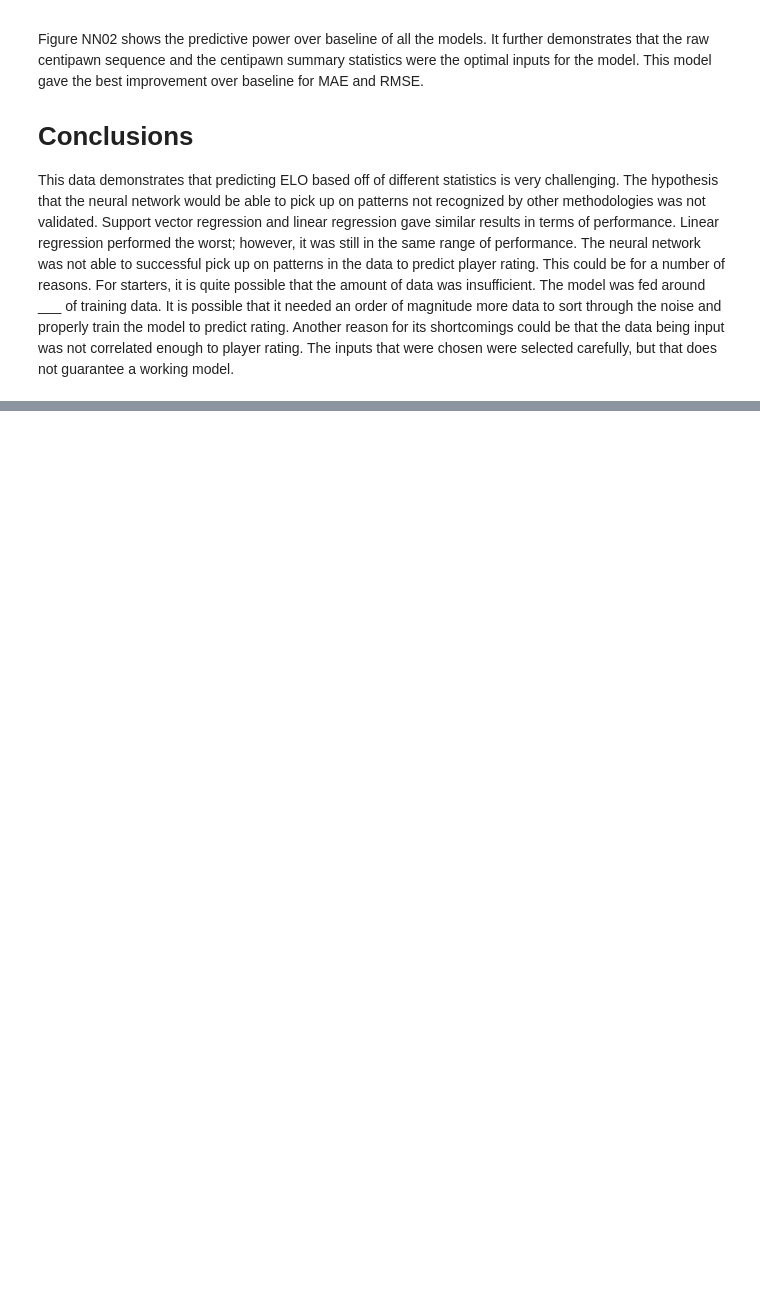
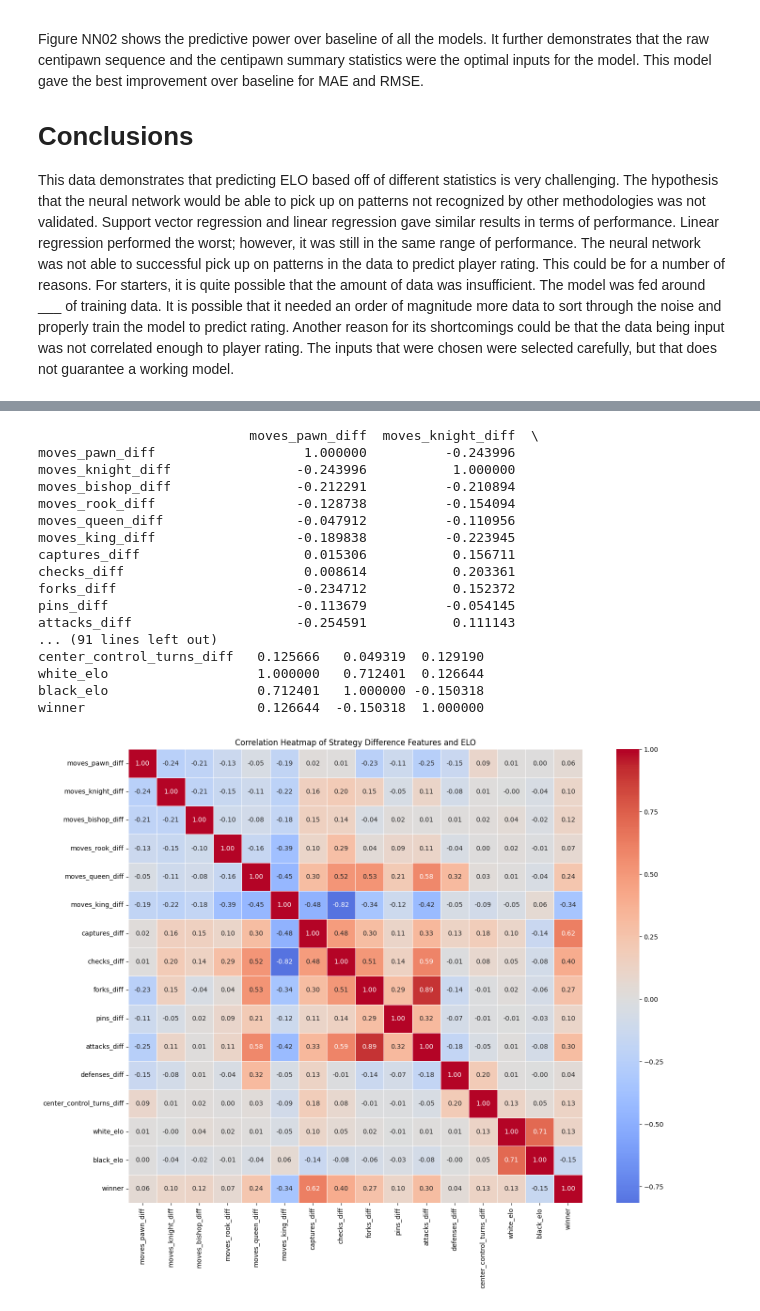
Before and after one commit to T-hawk/chess-ds-final, a Jupyter notebook: neural-net.ipynb, the cells around one changed output, grey strips where cells are left out. Cells and saved outputs as stored; diff of their text form; code cells hidden in the pictures; blank space fills up the shorter version.

```diff
--- a/neural-net.ipynb
+++ b/neural-net.ipynb
@@ -1297,0 +1371,79 @@ Although the model was not successful at guessing ELO, an interactive ELO guesse
+# %%
+aggregate_strategy_categories = [
+    "captures",
+    "checks",
+    "forks",
+    "pins",
+    "attacks",
+    "defenses",
+    "center_control_turns",
+]
+
+pieces = ["pawn", "knight", "bishop", "rook", "queen", "king"]
+
+strategy_diff_results = pd.DataFrame()
+
+for piece in pieces:
+    strategy_diff_results[f"moves_{piece}_diff"] = (
+        board_analysis_results[f"white_moves_{piece}"]
+        - board_analysis_results[f"black_moves_{piece}"]
+    )
+
+for category in aggregate_strategy_categories:
+    white_cols = [
+        col for col in board_analysis_results.columns
+        if col.startswith(f"white_{category}_")
+    ]
+    black_cols = [
+        col for col in board_analysis_results.columns
+        if col.startswith(f"black_{category}_")
+    ]
+
+    strategy_diff_results[f"{category}_diff"] = (
+        board_analysis_results[white_cols].sum(axis=1)
+        - board_analysis_results[black_cols].sum(axis=1)
+    )
+
+strategy_diff_results[["white_elo", "black_elo", "winner"]] = board_analysis_results[[
+    "white_elo",
+    "black_elo",
+    "winner",
+]]
+
+strategy_diff_corr = strategy_diff_results.corr(numeric_only=True)
+print(strategy_diff_corr)
+
+# Plot
+plt.figure(figsize=(16, 12))
+sns.heatmap(
+    strategy_diff_corr,
+    annot=True,
+    fmt=".2f",
+    cmap="coolwarm",
+    center=0,
+    square=True,
+    linewidths=0.5
+)
+
+plt.title("Correlation Heatmap of Strategy Difference Features and ELO")
+plt.tight_layout()
+plt.show()
+# %% [output]
+                           moves_pawn_diff  moves_knight_diff  \
+moves_pawn_diff                   1.000000          -0.243996
+moves_knight_diff                -0.243996           1.000000
+moves_bishop_diff                -0.212291          -0.210894
+moves_rook_diff                  -0.128738          -0.154094
+moves_queen_diff                 -0.047912          -0.110956
+moves_king_diff                  -0.189838          -0.223945
+captures_diff                     0.015306           0.156711
+checks_diff                       0.008614           0.203361
+forks_diff                       -0.234712           0.152372
+pins_diff                        -0.113679          -0.054145
+attacks_diff                     -0.254591           0.111143
+... (91 lines left out)
+center_control_turns_diff   0.125666   0.049319  0.129190
+white_elo                   1.000000   0.712401  0.126644
+black_elo                   0.712401   1.000000 -0.150318
+winner                      0.126644  -0.150318  1.000000
+[figure, added]
```
Also changed, not shown: parts of 13 cells of this notebook, 2 other files.
